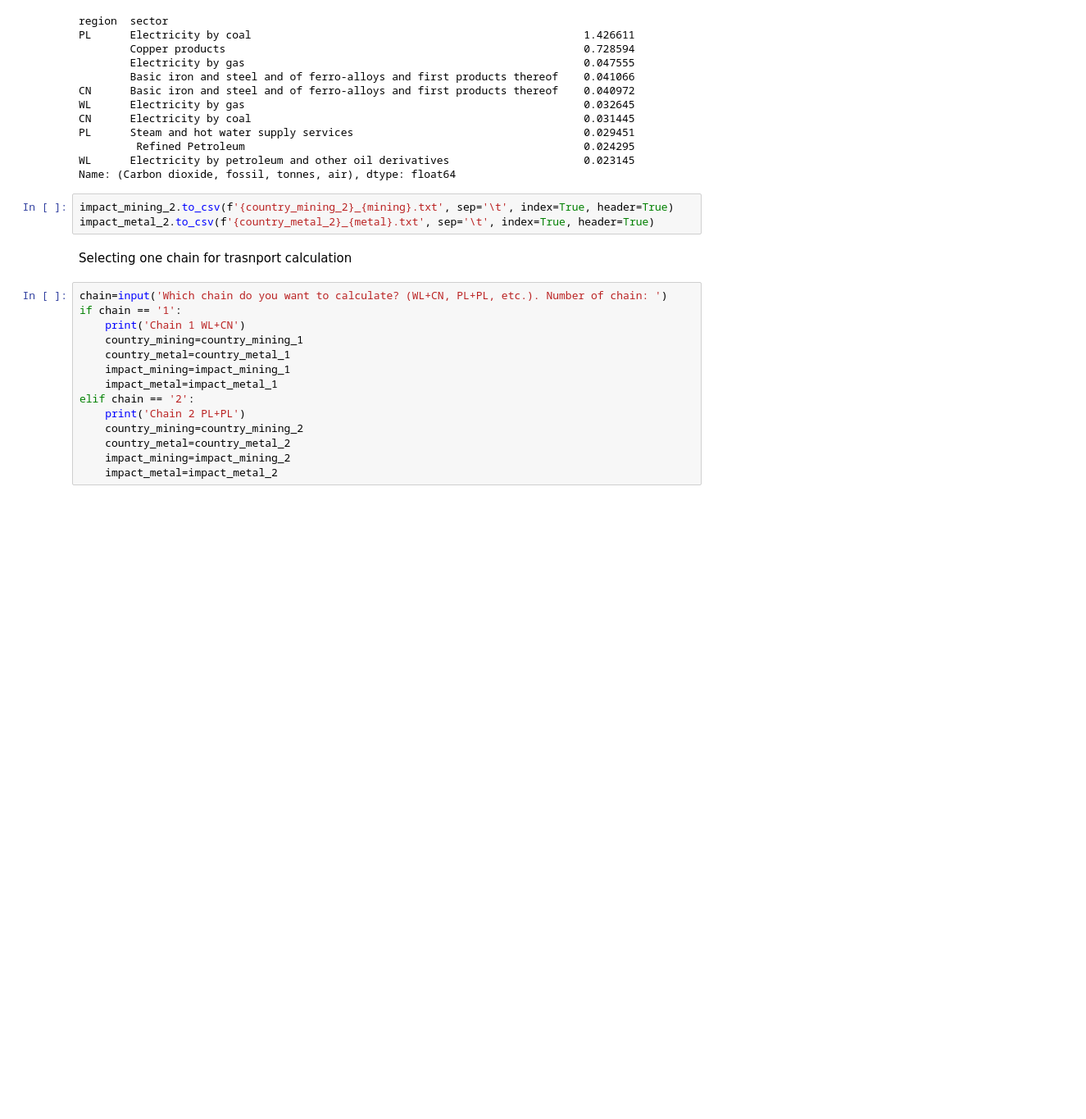
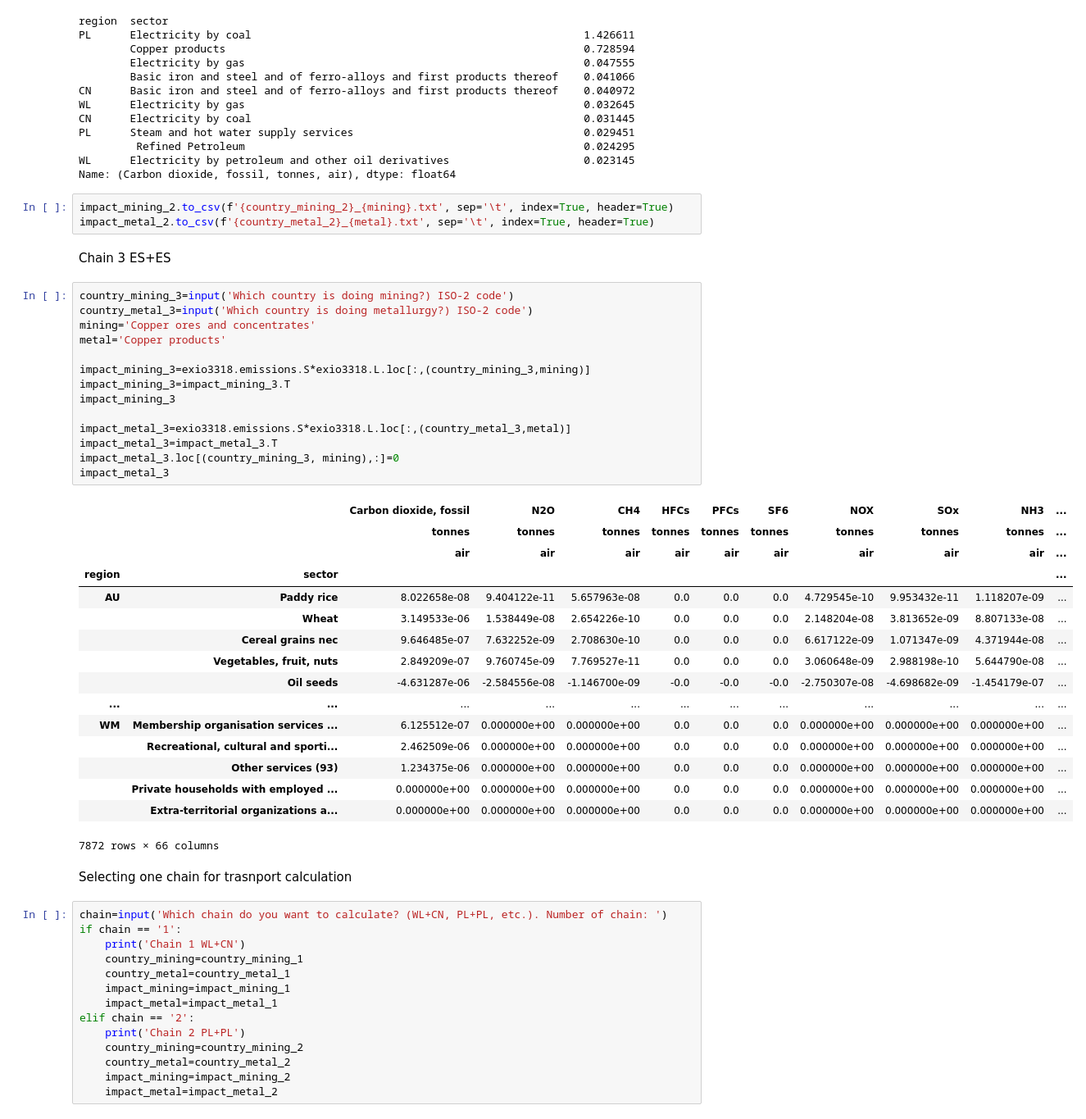
Before and after one commit to Martinez-Hernando/Exiobase_EU_ETS, a Jupyter notebook: Code_Exiobase_EU_ETS.ipynb, the cells around one changed output. Shown: that part at 82% size. Drawn from its saved outputs; the diff is of its cells as text; blank space fills up the shorter version.

```diff
--- a/Code_Exiobase_EU_ETS.ipynb
+++ b/Code_Exiobase_EU_ETS.ipynb
@@ -436,6 +436,39 @@ Name: (Carbon dioxide, fossil, tonnes, air), dtype: float64
 # %%
 impact_mining_2.to_csv(f'{country_mining_2}_{mining}.txt', sep='\t', index=True, header=True)
 impact_metal_2.to_csv(f'{country_metal_2}_{metal}.txt', sep='\t', index=True, header=True)
+# %% [markdown]
+Chain 3 ES+ES
+# %%
+country_mining_3=input('Which country is doing mining?) ISO-2 code')
+country_metal_3=input('Which country is doing metallurgy?) ISO-2 code')
+mining='Copper ores and concentrates'
+metal='Copper products'
+
+impact_mining_3=exio3318.emissions.S*exio3318.L.loc[:,(country_mining_3,mining)]
+impact_mining_3=impact_mining_3.T
+impact_mining_3
+
+impact_metal_3=exio3318.emissions.S*exio3318.L.loc[:,(country_metal_3,metal)]
+impact_metal_3=impact_metal_3.T
+impact_metal_3.loc[(country_mining_3, mining),:]=0
+impact_metal_3
+# %% [output]
+|  |  | Carbon dioxide, fossil | N2O | CH4 | HFCs | PFCs | SF6 | NOX | SOx | NH3 | ... |
+|  |  | tonnes | tonnes | tonnes | tonnes | tonnes | tonnes | tonnes | tonnes | tonnes | ... |
+|  |  | air | air | air | air | air | air | air | air | air | ... |
+| region | sector |  |  |  |  |  |  |  |  |  | ... |
+| AU | Paddy rice | 8.022658e-08 | 9.404122e-11 | 5.657963e-08 | 0.0 | 0.0 | 0.0 | 4.729545e-10 | 9.953432e-11 | 1.118207e-09 | ... |
+|  | Wheat | 3.149533e-06 | 1.538449e-08 | 2.654226e-10 | 0.0 | 0.0 | 0.0 | 2.148204e-08 | 3.813652e-09 | 8.807133e-08 | ... |
+|  | Cereal grains nec | 9.646485e-07 | 7.632252e-09 | 2.708630e-10 | 0.0 | 0.0 | 0.0 | 6.617122e-09 | 1.071347e-09 | 4.371944e-08 | ... |
+|  | Vegetables, fruit, nuts | 2.849209e-07 | 9.760745e-09 | 7.769527e-11 | 0.0 | 0.0 | 0.0 | 3.060648e-09 | 2.988198e-10 | 5.644790e-08 | ... |
+|  | Oil seeds | -4.631287e-06 | -2.584556e-08 | -1.146700e-09 | -0.0 | -0.0 | -0.0 | -2.750307e-08 | -4.698682e-09 | -1.454179e-07 | ... |
+| ... | ... | ... | ... | ... | ... | ... | ... | ... | ... | ... | ... |
+| WM | Membership organisation services ... | 6.125512e-07 | 0.000000e+00 | 0.000000e+00 | 0.0 | 0.0 | 0.0 | 0.000000e+00 | 0.000000e+00 | 0.000000e+00 | ... |
+|  | Recreational, cultural and sporti... | 2.462509e-06 | 0.000000e+00 | 0.000000e+00 | 0.0 | 0.0 | 0.0 | 0.000000e+00 | 0.000000e+00 | 0.000000e+00 | ... |
+|  | Other services (93) | 1.234375e-06 | 0.000000e+00 | 0.000000e+00 | 0.0 | 0.0 | 0.0 | 0.000000e+00 | 0.000000e+00 | 0.000000e+00 | ... |
+|  | Private households with employed ... | 0.000000e+00 | 0.000000e+00 | 0.000000e+00 | 0.0 | 0.0 | 0.0 | 0.000000e+00 | 0.000000e+00 | 0.000000e+00 | ... |
+|  | Extra-territorial organizations a... | 0.000000e+00 | 0.000000e+00 | 0.000000e+00 | 0.0 | 0.0 | 0.0 | 0.000000e+00 | 0.000000e+00 | 0.000000e+00 | ... |
+7872 rows × 66 columns
 # %% [markdown]
 Selecting one chain for trasnport calculation
 # %%
```
Also changed, not shown: parts of 7 cells of this notebook.
